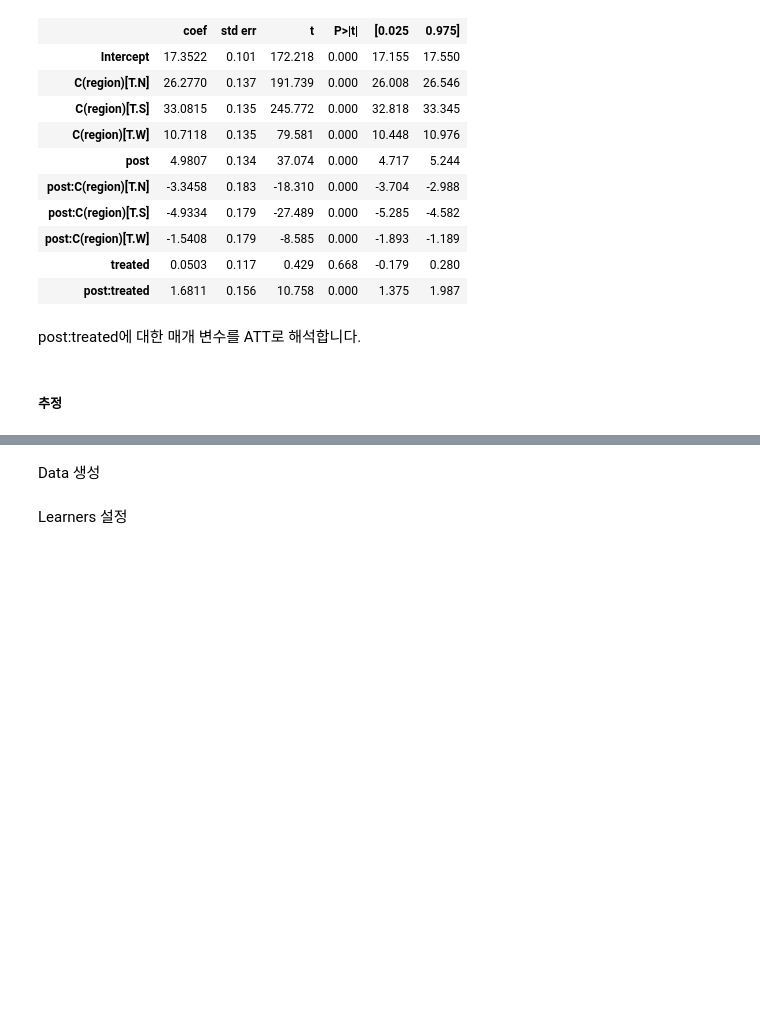
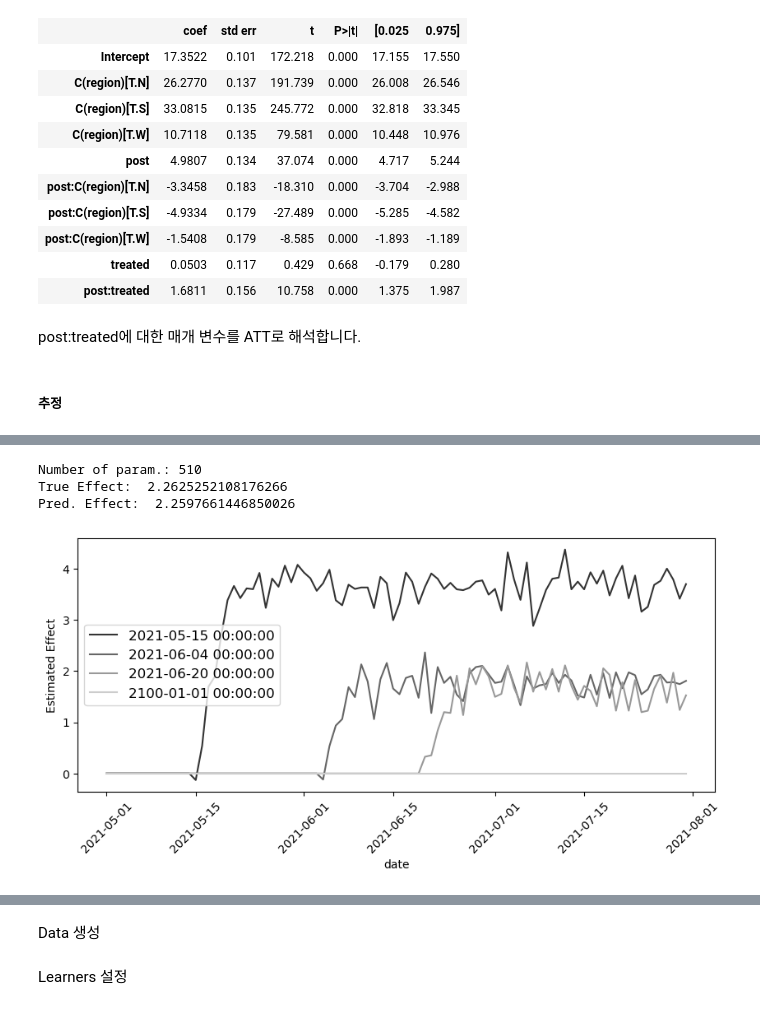
Before and after one commit to jhkimon/awesome-causal-inference-python, a Jupyter notebook: book/ate/did.ipynb, the cells around one changed output, grey strips where cells are left out. Drawn from its saved outputs; the diff is of its cells as text; code cells hidden in the pictures; blank space fills up the shorter version.

```diff
--- a/book/ate/did.ipynb
+++ b/book/ate/did.ipynb
@@ -604,0 +791,37 @@ Name: post:treated, dtype: float64
+# %%
+mkt_data_cohorts_w['date'] = mkt_data_cohorts_w['date'].dt.strftime('%Y-%m-%d')
+mkt_data_cohorts_w['cohort'] = mkt_data_cohorts_w['cohort'].astype(str)
+# %%
+formula = "downloads ~ treated:post:C(cohort):C(date) + C(city) + C(date)"
+
+twfe_model = smf.ols(formula, data=mkt_data_cohorts_w.astype({"date":str, "cohort": str})).fit()
+
+effects = (twfe_model.params[twfe_model.params.index.str.contains("treated")]
+           .reset_index()
+           .rename(columns={0:"param"})
+           .assign(cohort=lambda d: d["index"].str.extract(r'C\(cohort\)\[(.*)\]:'))
+           .assign(date=lambda d: d["index"].str.extract(r':C\(date\)\[(.*)\]'))
+           .assign(date=lambda d: pd.to_datetime(d["date"]), cohort=lambda d: pd.to_datetime(d["cohort"])))
+
+plt.figure(figsize=(10,4))
+sns.lineplot(data=effects, x="date", y="param", hue="cohort", palette="gray")
+plt.xticks(rotation=45)
+plt.ylabel("Estimated Effect")
+plt.legend(fontsize=12)
+
+df_pred = (
+    mkt_data_cohorts_w
+    .query("post==1 & treated==1")
+    .assign(date=lambda d: d['date'].astype(str))  # Convert to string
+    .assign(y_hat_0=lambda d: twfe_model.predict(d.assign(treated=0)))
+    .assign(effect_hat=lambda d: d["downloads"] - d["y_hat_0"])
+)
+
+print("Number of param.:", len(twfe_model.params))
+print("True Effect: ", df_pred["tau"].mean())
+print("Pred. Effect: ", df_pred["effect_hat"].mean())
+# %% [output]
+Number of param.: 510
+True Effect:  2.2625252108176266
+Pred. Effect:  2.2597661446850026
+[figure, added]
```
Also changed, not shown: parts of 70 cells of this notebook, 4 other files.
